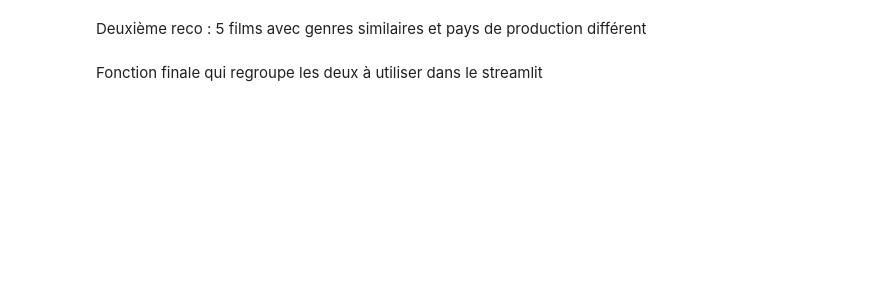
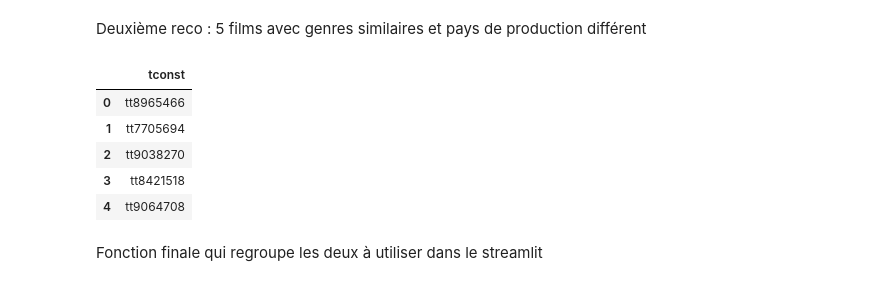
Before and after one commit to jpvt-data/AlgoCinema, a Jupyter notebook: machine learning/BIG_DF_ML.ipynb, the cells around one changed output. Cells and saved outputs as stored; diff of their text form; code cells hidden in the pictures; blank space fills up the shorter version.

```diff
--- a/machine learning/BIG_DF_ML.ipynb
+++ b/machine learning/BIG_DF_ML.ipynb
@@ -477,7 +491,16 @@ def recommandation2(tconst):
 
     selection = pd.DataFrame(selection).reset_index(drop=True)
 
-    return selection2
+    return selection
+# %%
+recommandation2('tt8852130')
+# %% [output]
+|  | tconst |
+| 0 | tt8965466 |
+| 1 | tt7705694 |
+| 2 | tt9038270 |
+| 3 | tt8421518 |
+| 4 | tt9064708 |
 # %% [markdown]
 Fonction finale qui regroupe les deux à utiliser dans le streamlit
 # %%
```
Also changed, not shown: parts of 7 cells of this notebook, 2 other files.
